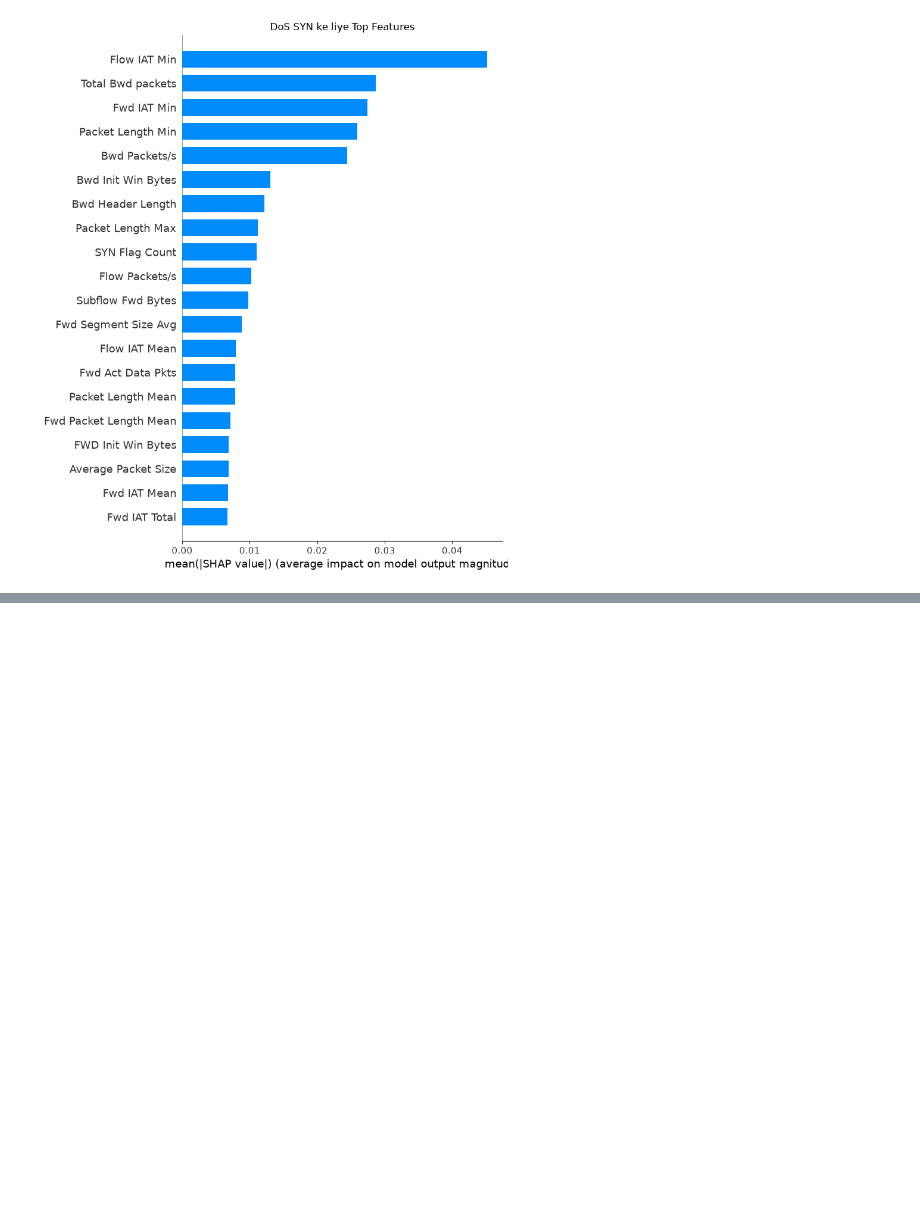
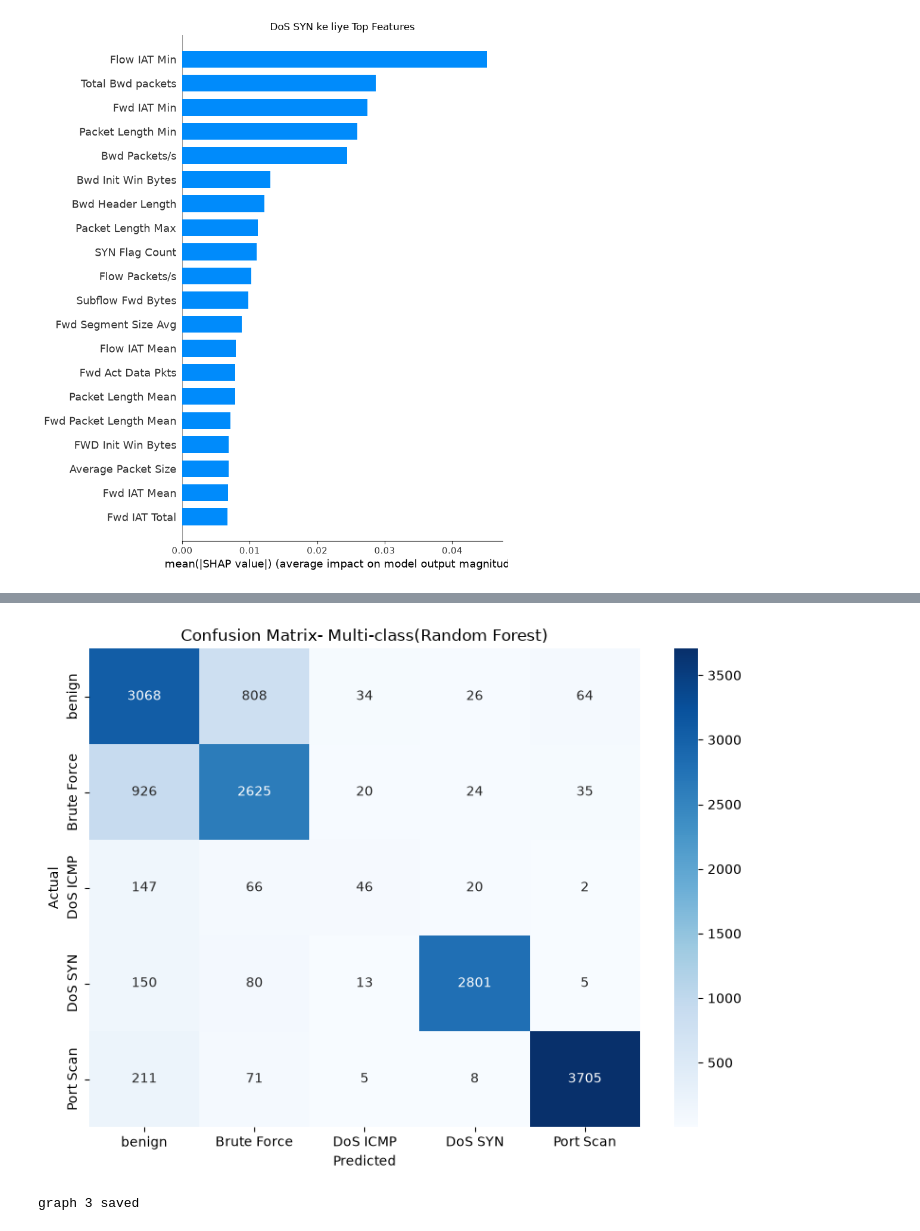
Before and after one commit to hrxh12/Network-Intrusion-Detection-System, a Jupyter notebook: notebooks/01_exploration.ipynb, the cells around one changed output, grey strips where cells are left out. Saved outputs shown, nothing was run; the diff lists cells and outputs as text; code cells hidden in the pictures; blank space fills up the shorter version.

```diff
--- a/notebooks/01_exploration.ipynb
+++ b/notebooks/01_exploration.ipynb
@@ -432,0 +552,31 @@ plt.show()
+# %%
+import matplotlib.pyplot as plt
+import seaborn as sns
+from sklearn.metrics import confusion_matrix #confursion matrix banane k liye
+
+cm=confusion_matrix(ym_test,ym_pred)
+#row=real class, column=model ne kya bola
+
+classes=['benign','Brute Force', 'DoS ICMP','DoS SYN','Port Scan']
+
+#heatmap banare
+fig,ax=plt.subplots(figsize=(8,6))
+sns.heatmap(cm,
+            annot=True,
+            fmt='d',
+            cmap='Blues',
+            xticklabels=classes,
+            yticklabels=classes,
+            ax=ax)
+
+ax.set_xlabel("Predicted")
+ax.set_ylabel("Actual")
+ax.set_title("Confusion Matrix- Multi-class(Random Forest)")
+
+plt.tight_layout()
+plt.savefig('../results/confusion_matrix.png', dpi=150, bbox_inches='tight')
+plt.show()
+print("graph 3 saved")
+# %% [output]
+[figure, added]
+graph 3 saved
```
Also changed, not shown: parts of 6 cells of this notebook, 10 other files.
